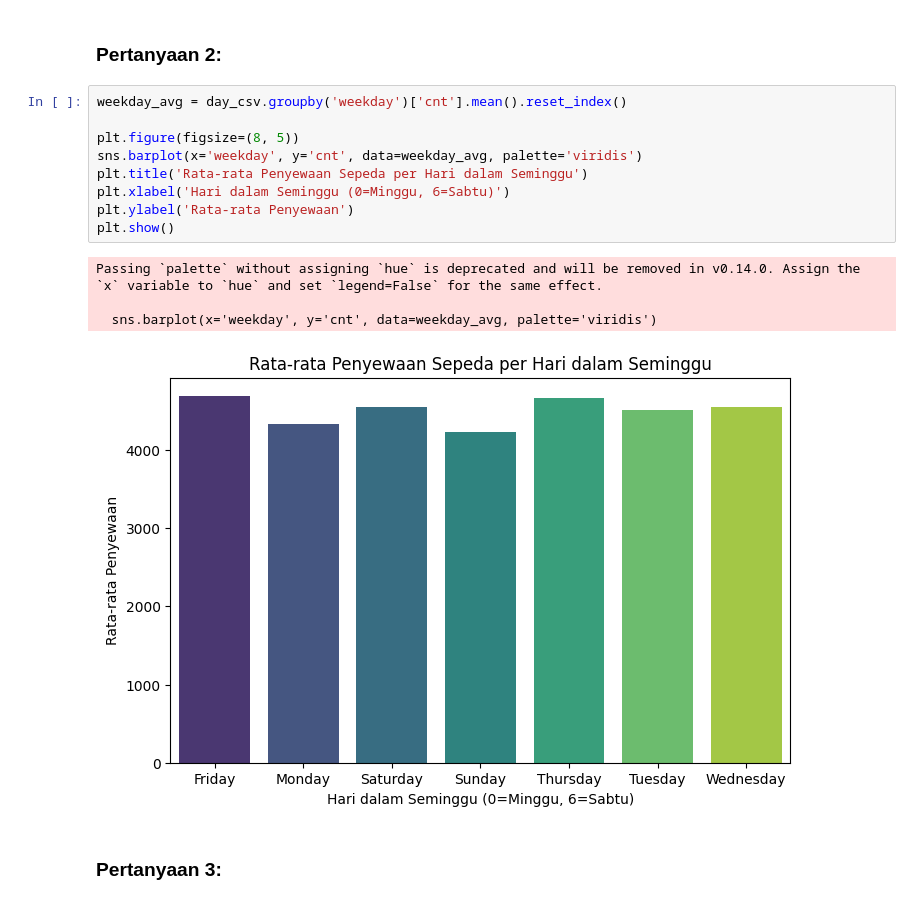
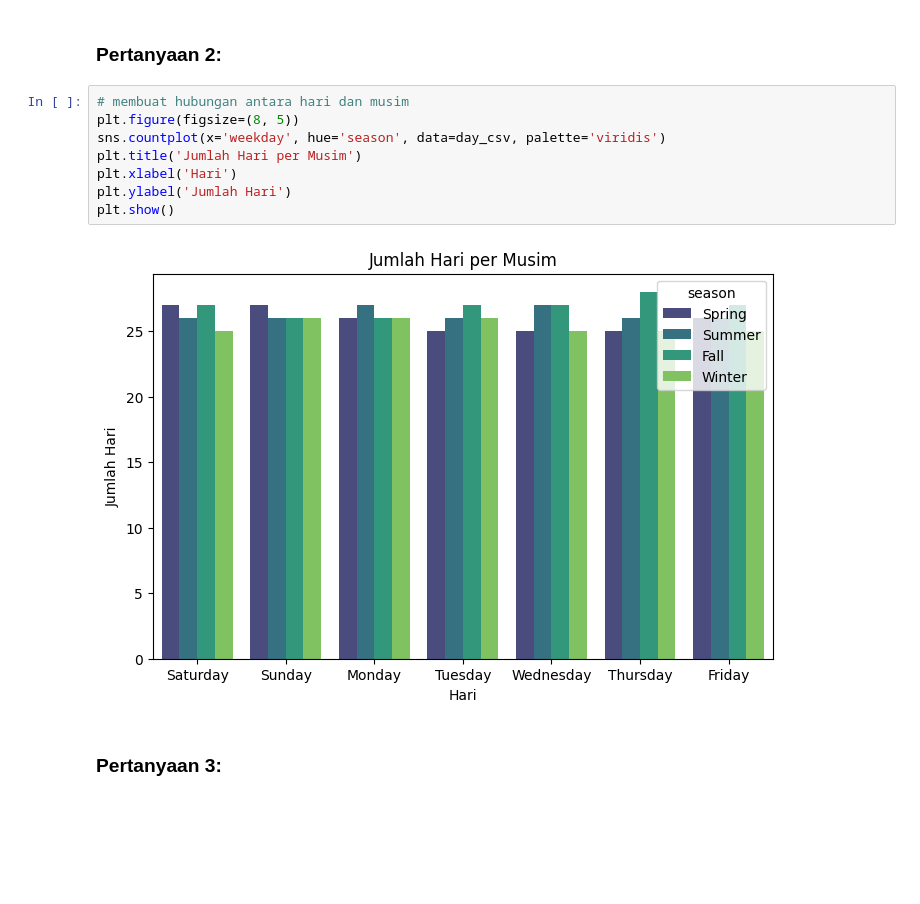
Before and after one commit to DewaTriWijaya/Tugas-Data-Scaince, a Jupyter notebook: notebook.ipynb, the cells around one changed output. Drawn from its saved outputs; the diff is of its cells as text; blank space fills up the shorter version.

```diff
--- a/notebook.ipynb
+++ b/notebook.ipynb
@@ -331,19 +349,15 @@ plt.show()
 # %% [markdown]
 ### Pertanyaan 2:
 # %%
-weekday_avg = day_csv.groupby('weekday')['cnt'].mean().reset_index()
-
+# membuat hubungan antara hari dan musim
 plt.figure(figsize=(8, 5))
-sns.barplot(x='weekday', y='cnt', data=weekday_avg, palette='viridis')
-plt.title('Rata-rata Penyewaan Sepeda per Hari dalam Seminggu')
-plt.xlabel('Hari dalam Seminggu (0=Minggu, 6=Sabtu)')
-plt.ylabel('Rata-rata Penyewaan')
+sns.countplot(x='weekday', hue='season', data=day_csv, palette='viridis')
+plt.title('Jumlah Hari per Musim')
+plt.xlabel('Hari')
+plt.ylabel('Jumlah Hari')
 plt.show()
 # %% [output]
-Passing `palette` without assigning `hue` is deprecated and will be removed in v0.14.0. Assign the `x` variable to `hue` and set `legend=False` for the same effect.
-
-  sns.barplot(x='weekday', y='cnt', data=weekday_avg, palette='viridis')
-[figure, old version]
+[figure, new version]
 # %% [markdown]
 ### Pertanyaan 3:
 # %%
```
Also changed, not shown: parts of 6 cells of this notebook, 4 other files.
